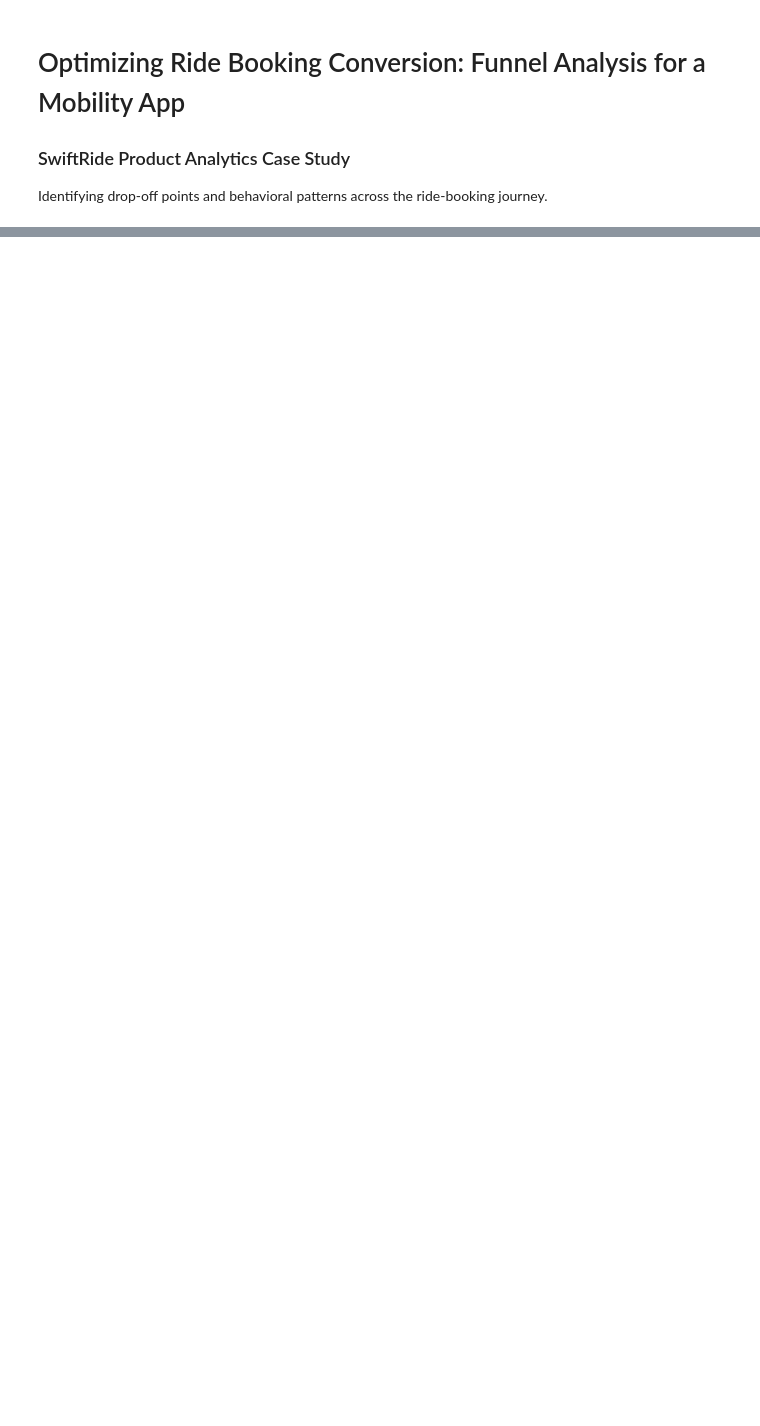
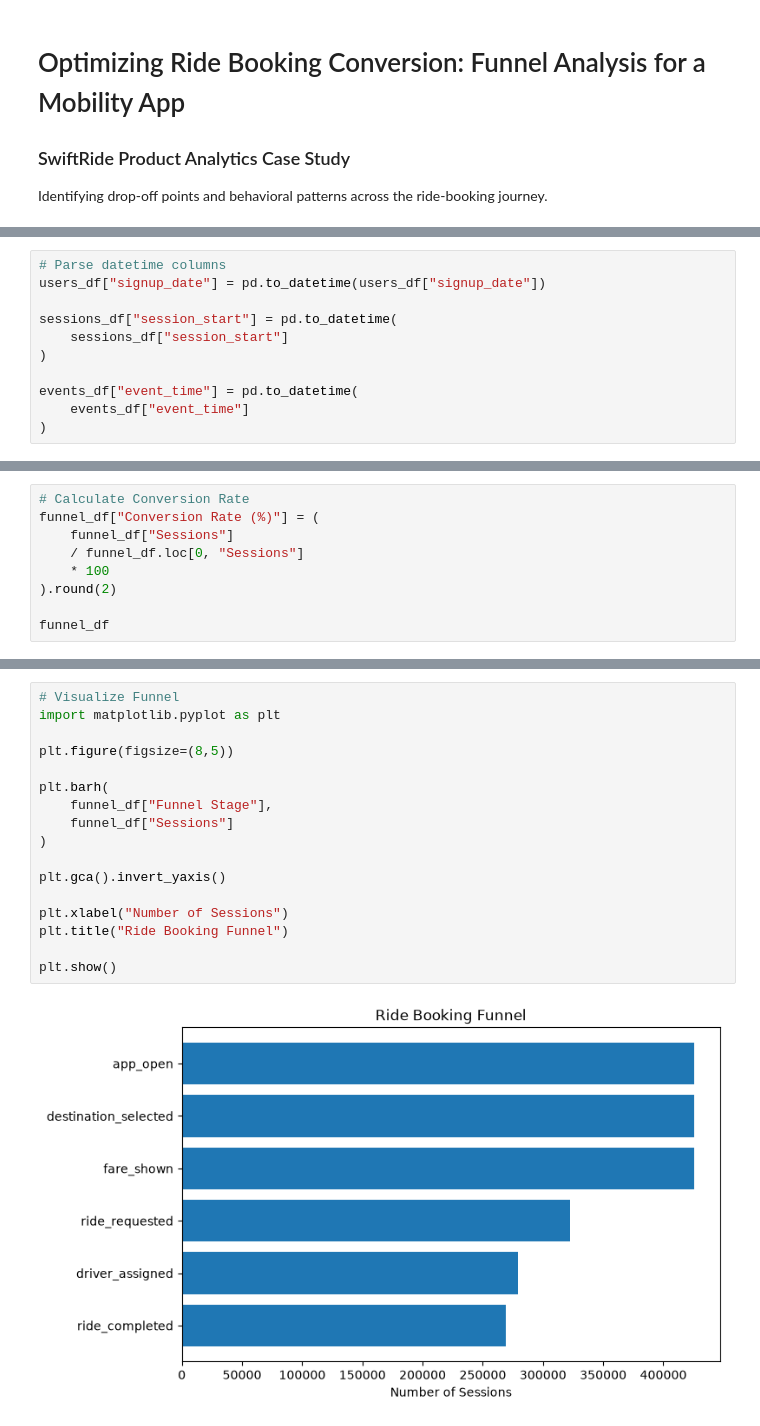
Before and after one commit to trihanda/mobility-product-funnel-analysis, a Jupyter notebook: notebooks/funnel_analysis.ipynb, the cells around one changed output, grey strips where cells are left out. Drawn from its saved outputs; the diff is of its cells as text; blank space fills up the shorter version.

Commit message:
feat: complete data preparation and funnel analysis

```diff
--- a/notebooks/funnel_analysis.ipynb
+++ b/notebooks/funnel_analysis.ipynb
@@ -78,0 +79,11 @@ Name: count, dtype: int64
+# %%
+# Parse datetime columns
+users_df["signup_date"] = pd.to_datetime(users_df["signup_date"])
+
+sessions_df["session_start"] = pd.to_datetime(
+    sessions_df["session_start"]
+)
+
+events_df["event_time"] = pd.to_datetime(
+    events_df["event_time"]
+)
@@ -134,0 +373,9 @@ funnel_counts
+# %%
+# Calculate Conversion Rate
+funnel_df["Conversion Rate (%)"] = (
+    funnel_df["Sessions"]
+    / funnel_df.loc[0, "Sessions"]
+    * 100
+).round(2)
+
+funnel_df
@@ -135 +390,20 @@ funnel_counts
+# %%
+# Visualize Funnel
+import matplotlib.pyplot as plt
+
+plt.figure(figsize=(8,5))
+
+plt.barh(
+    funnel_df["Funnel Stage"],
+    funnel_df["Sessions"]
+)
+
+plt.gca().invert_yaxis()
+
+plt.xlabel("Number of Sessions")
+plt.title("Ride Booking Funnel")
+
+plt.show()
+# %% [output]
+[figure, added]
 # %% [markdown]
```
Also changed, not shown: parts of 52 cells of this notebook, 1 other file.
